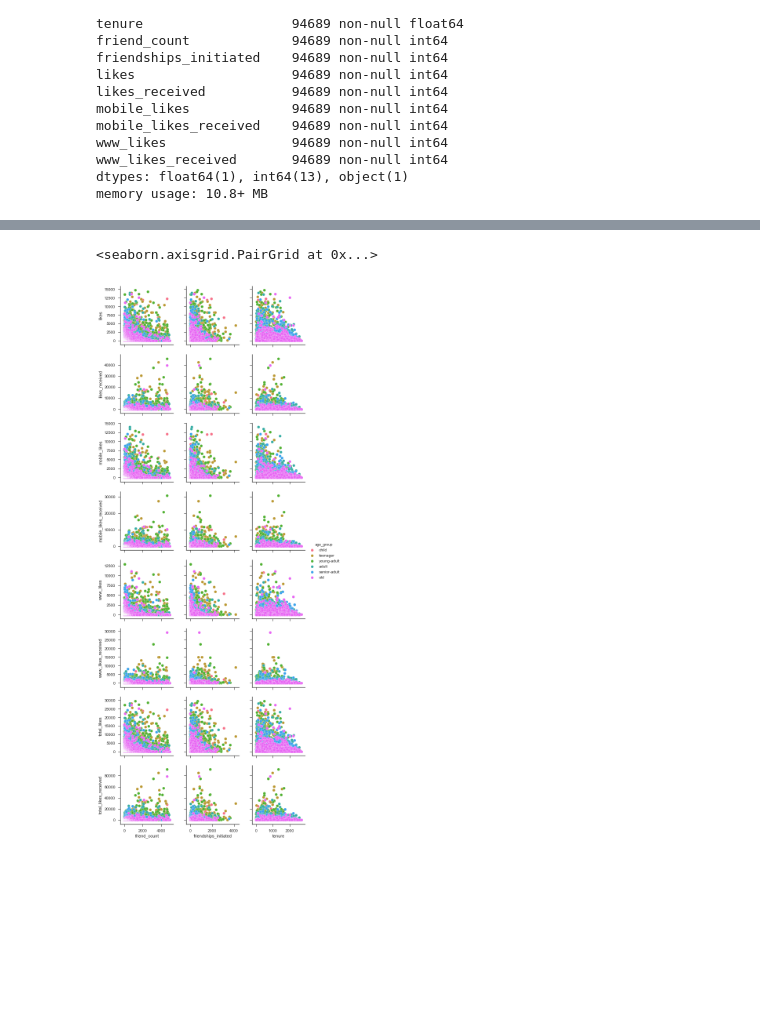
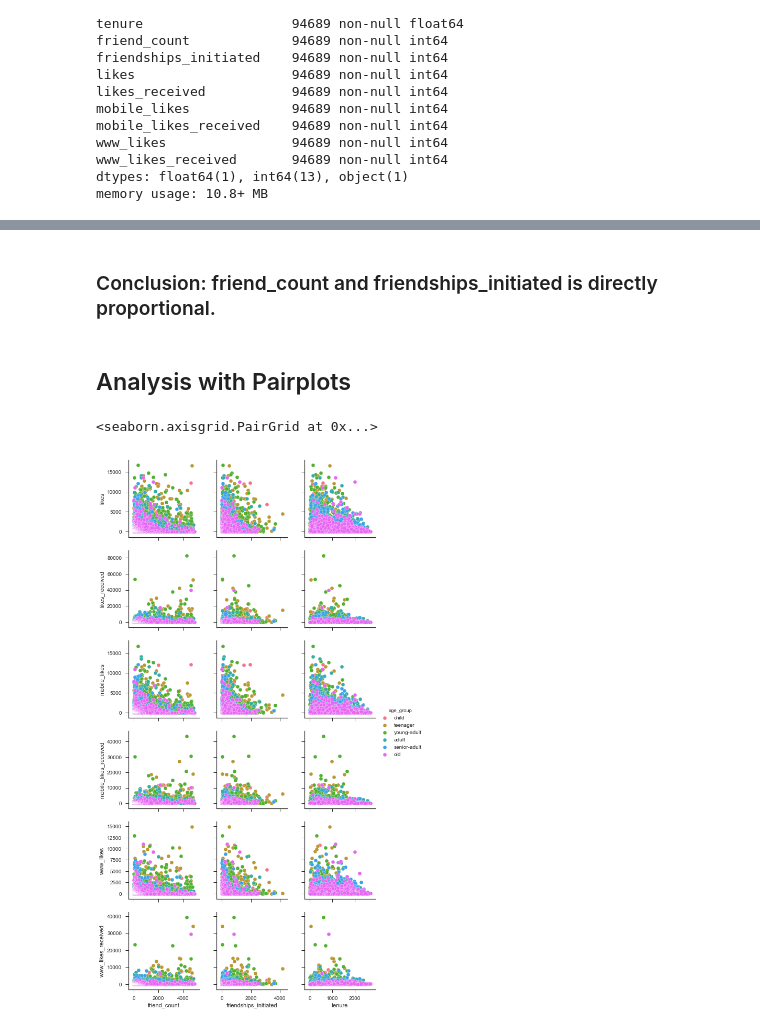
Before and after one commit to neerajkothakota/fbAnalytics, a Jupyter notebook: notepad/FaceBook_Analytics.ipynb, the cells around one changed output, grey strips where cells are left out. Drawn from its saved outputs; the diff is of its cells as text; code cells hidden in the pictures; blank space fills up the shorter version.

Commit message:
Facebook dataset EDA

```diff
--- a/notepad/FaceBook_Analytics.ipynb
+++ b/notepad/FaceBook_Analytics.ipynb
@@ -318,0 +711,6 @@ sns.heatmap(fbdata[['total_likes','total_likes_received','age','gender','friend_
+# %%
+## drop outliers in likes received
+total_likes_received_outlier = filtered_likes[filtered_likes['likes_received'] > 100000 ].index
+filtered_likes = filtered_likes.drop(total_likes_received_outlier, axis = 0).reset_index(drop=True)
+filtered_likes.info()
+filtered_data = filtered_likes
@@ -441,5 +745,0 @@ g.set_axis_labels("total_likes", "total_likes_received ")
-# %%
-sns.set(style="ticks")
-
-df = sns.load_dataset(fbdata)
-sns.pairplot(df, hue="age_group")
@@ -485,5 +751,0 @@ Notes From Discussion:
-# %%
-from matplotlib import style
-style.use('ggplot')
-#plt.figure(figsize=(12,4))
-sns.boxplot(x='total_likes',data=fbdata)
@@ -602,5 +751,0 @@ filtered_data['friend_count'].max()
-# %%
-from matplotlib import style
-style.use('ggplot')
-#plt.figure(figsize=(12,4))
-sns.boxplot(x='friend_count',data=filtered_data)
@@ -648,13 +784,17 @@ Conclusion: Seems to be same pattern for all likes and likes_received
+# %% [markdown]
+### Conclusion:  friend_count and friendships_initiated is directly proportional.
+# %% [markdown]
+## Analysis with Pairplots
 # %%
 sns.set(style="ticks")
 
 sns.pairplot(filtered_data,
              x_vars = ['friend_count', 'friendships_initiated', 'tenure'],
-             y_vars = ['likes','likes_received','mobile_likes','mobile_likes_received','www_likes','www_likes_received', 'total_likes', 'total_likes_received'],
+             y_vars = ['likes','likes_received','mobile_likes','mobile_likes_received','www_likes','www_likes_received'],
              hue="age_group", palette="husl")
 # %% [output]
 <seaborn.axisgrid.PairGrid at 0x...>
-[figure, old version]
+[figure, new version]
 # %%
 sns.set(style="ticks")
 
```
Also changed, not shown: parts of 115 cells of this notebook.
